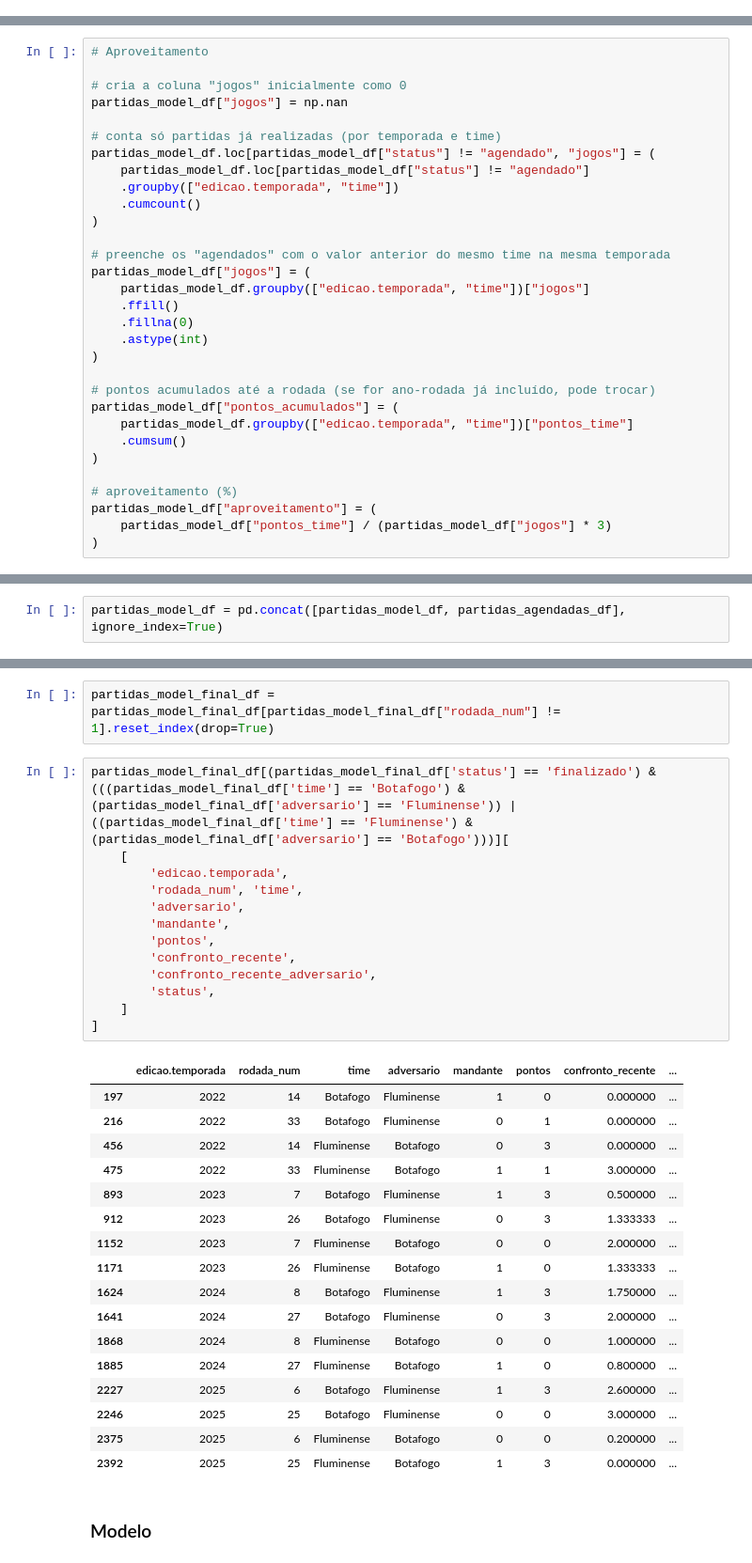
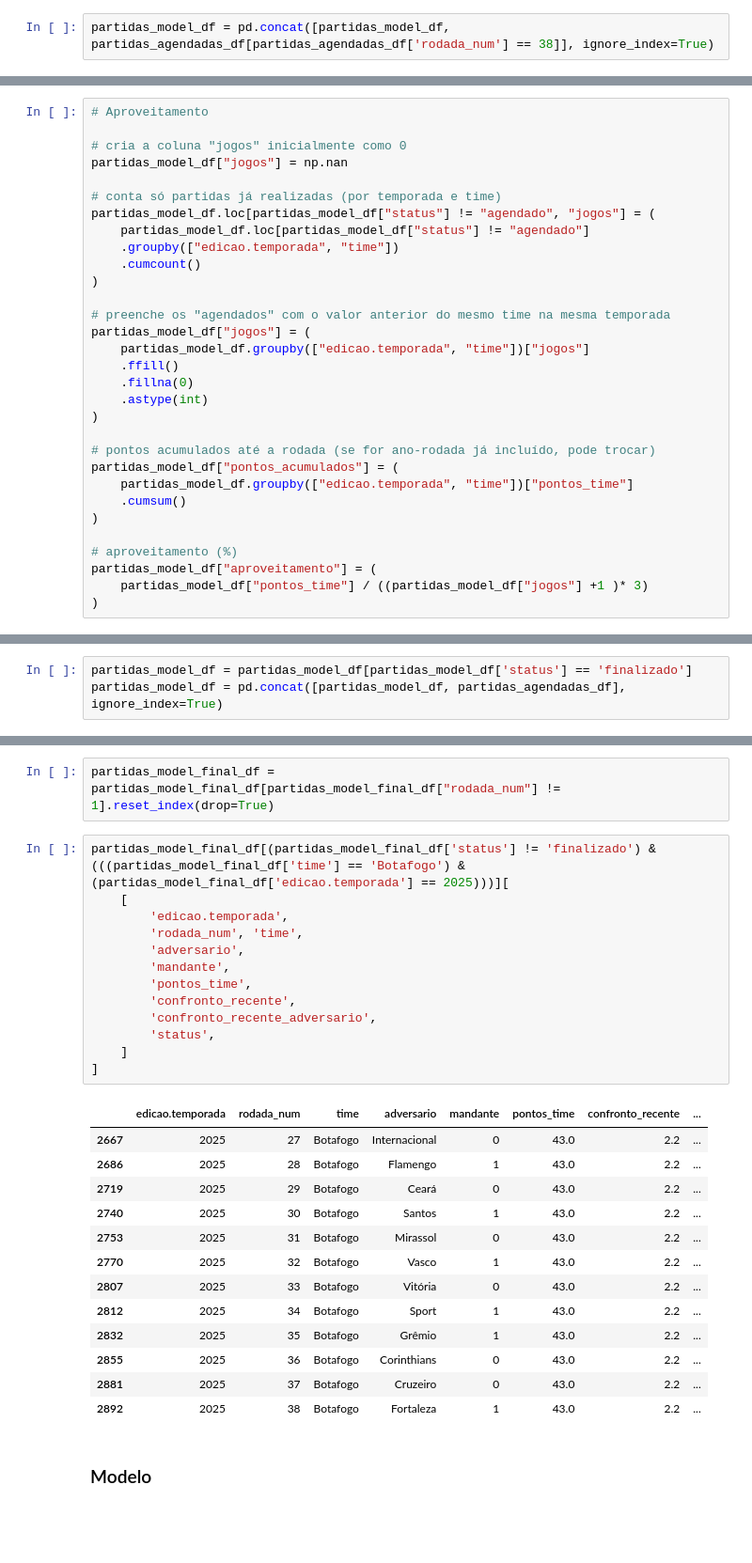
Before and after one commit to betoschneider/brasileirao, a Jupyter notebook: brasileirao-analise.ipynb, the cells around one changed output, grey strips where cells are left out. Shown at 94% size. Cells and saved outputs as stored; diff of their text form; blank space fills up the shorter version.

```diff
--- a/brasileirao-analise.ipynb
+++ b/brasileirao-analise.ipynb
@@ -196,6 +196,8 @@ partidas_model_df.sort_values(by=['data_realizacao', 'rodada_num', 'partida_id',
 
 partidas_agendadas_df = partidas_model_df[partidas_model_df['status'] != 'finalizado']
 partidas_model_df = partidas_model_df[partidas_model_df['status'] == 'finalizado']
+# %%
+partidas_model_df = pd.concat([partidas_model_df, partidas_agendadas_df[partidas_agendadas_df['rodada_num'] == 38]], ignore_index=True)
 # %% [markdown]
 #### Enriquecimento dos dados
 * Média de gols marcados time
@@ -296,7 +296,7 @@ partidas_model_df["pontos_acumulados"] = (
 
 # aproveitamento (%)
 partidas_model_df["aproveitamento"] = (
-    partidas_model_df["pontos_time"] / (partidas_model_df["jogos"] * 3)
+    partidas_model_df["pontos_time"] / ((partidas_model_df["jogos"] +1 )* 3)
 )
 # %%
 # Aproveitamento recente (últimas 5 partidas)
@@ -459,6 +461,7 @@ df_max_rodada.drop(columns=['pontos', 'jogos', 'pontos_acumulados', 'pontos_rece
 # %%
 partidas_agendadas_df = partidas_agendadas_df.merge(df_max_rodada, on=['edicao.temporada', 'adversario'], how='left')
 # %%
+partidas_model_df = partidas_model_df[partidas_model_df['status'] == 'finalizado']
 partidas_model_df = pd.concat([partidas_model_df, partidas_agendadas_df], ignore_index=True)
 # %%
 colunas_descartar_partidas = ['rodada', 'estadio.nome_popular', 'edicao.edicao_id',
@@ -476,36 +479,32 @@ partidas_finalizadas_df = partidas_model_final_df[(partidas_model_final_df['stat
 # %%
 partidas_model_final_df = partidas_model_final_df[partidas_model_final_df["rodada_num"] != 1].reset_index(drop=True)
 # %%
-partidas_model_final_df[(partidas_model_final_df['status'] == 'finalizado') & (((partidas_model_final_df['time'] == 'Botafogo') & (partidas_model_final_df['adversario'] == 'Fluminense')) | ((partidas_model_final_df['time'] == 'Fluminense') & (partidas_model_final_df['adversario'] == 'Botafogo')))][
+partidas_model_final_df[(partidas_model_final_df['status'] != 'finalizado') & (((partidas_model_final_df['time'] == 'Botafogo') & (partidas_model_final_df['edicao.temporada'] == 2025)))][
     [
         'edicao.temporada',
         'rodada_num', 'time',
         'adversario',
         'mandante',
-        'pontos',
+        'pontos_time',
         'confronto_recente',
         'confronto_recente_adversario',
         'status',
     ]
 ]
 # %% [output]
-|  | edicao.temporada | rodada_num | time | adversario | mandante | pontos | confronto_recente | ... |
-| 197 | 2022 | 14 | Botafogo | Fluminense | 1 | 0 | 0.000000 | ... |
-| 216 | 2022 | 33 | Botafogo | Fluminense | 0 | 1 | 0.000000 | ... |
-| 456 | 2022 | 14 | Fluminense | Botafogo | 0 | 3 | 0.000000 | ... |
-| 475 | 2022 | 33 | Fluminense | Botafogo | 1 | 1 | 3.000000 | ... |
-| 893 | 2023 | 7 | Botafogo | Fluminense | 1 | 3 | 0.500000 | ... |
-| 912 | 2023 | 26 | Botafogo | Fluminense | 0 | 3 | 1.333333 | ... |
-| 1152 | 2023 | 7 | Fluminense | Botafogo | 0 | 0 | 2.000000 | ... |
-| 1171 | 2023 | 26 | Fluminense | Botafogo | 1 | 0 | 1.333333 | ... |
-| 1624 | 2024 | 8 | Botafogo | Fluminense | 1 | 3 | 1.750000 | ... |
-| 1641 | 2024 | 27 | Botafogo | Fluminense | 0 | 3 | 2.000000 | ... |
-| 1868 | 2024 | 8 | Fluminense | Botafogo | 0 | 0 | 1.000000 | ... |
-| 1885 | 2024 | 27 | Fluminense | Botafogo | 1 | 0 | 0.800000 | ... |
-| 2227 | 2025 | 6 | Botafogo | Fluminense | 1 | 3 | 2.600000 | ... |
-| 2246 | 2025 | 25 | Botafogo | Fluminense | 0 | 0 | 3.000000 | ... |
-| 2375 | 2025 | 6 | Fluminense | Botafogo | 0 | 0 | 0.200000 | ... |
-| 2392 | 2025 | 25 | Fluminense | Botafogo | 1 | 3 | 0.000000 | ... |
+|  | edicao.temporada | rodada_num | time | adversario | mandante | pontos_time | confronto_recente | ... |
+| 2667 | 2025 | 27 | Botafogo | Internacional | 0 | 43.0 | 2.2 | ... |
+| 2686 | 2025 | 28 | Botafogo | Flamengo | 1 | 43.0 | 2.2 | ... |
+| 2719 | 2025 | 29 | Botafogo | Ceará | 0 | 43.0 | 2.2 | ... |
+| 2740 | 2025 | 30 | Botafogo | Santos | 1 | 43.0 | 2.2 | ... |
+| 2753 | 2025 | 31 | Botafogo | Mirassol | 0 | 43.0 | 2.2 | ... |
+| 2770 | 2025 | 32 | Botafogo | Vasco | 1 | 43.0 | 2.2 | ... |
+| 2807 | 2025 | 33 | Botafogo | Vitória | 0 | 43.0 | 2.2 | ... |
+| 2812 | 2025 | 34 | Botafogo | Sport | 1 | 43.0 | 2.2 | ... |
+| 2832 | 2025 | 35 | Botafogo | Grêmio | 1 | 43.0 | 2.2 | ... |
+| 2855 | 2025 | 36 | Botafogo | Corinthians | 0 | 43.0 | 2.2 | ... |
+| 2881 | 2025 | 37 | Botafogo | Cruzeiro | 0 | 43.0 | 2.2 | ... |
+| 2892 | 2025 | 38 | Botafogo | Fortaleza | 1 | 43.0 | 2.2 | ... |
 # %% [markdown]
 ### Modelo
 # %%
```
Also changed, not shown: parts of 14 cells of this notebook, 3 other files.
